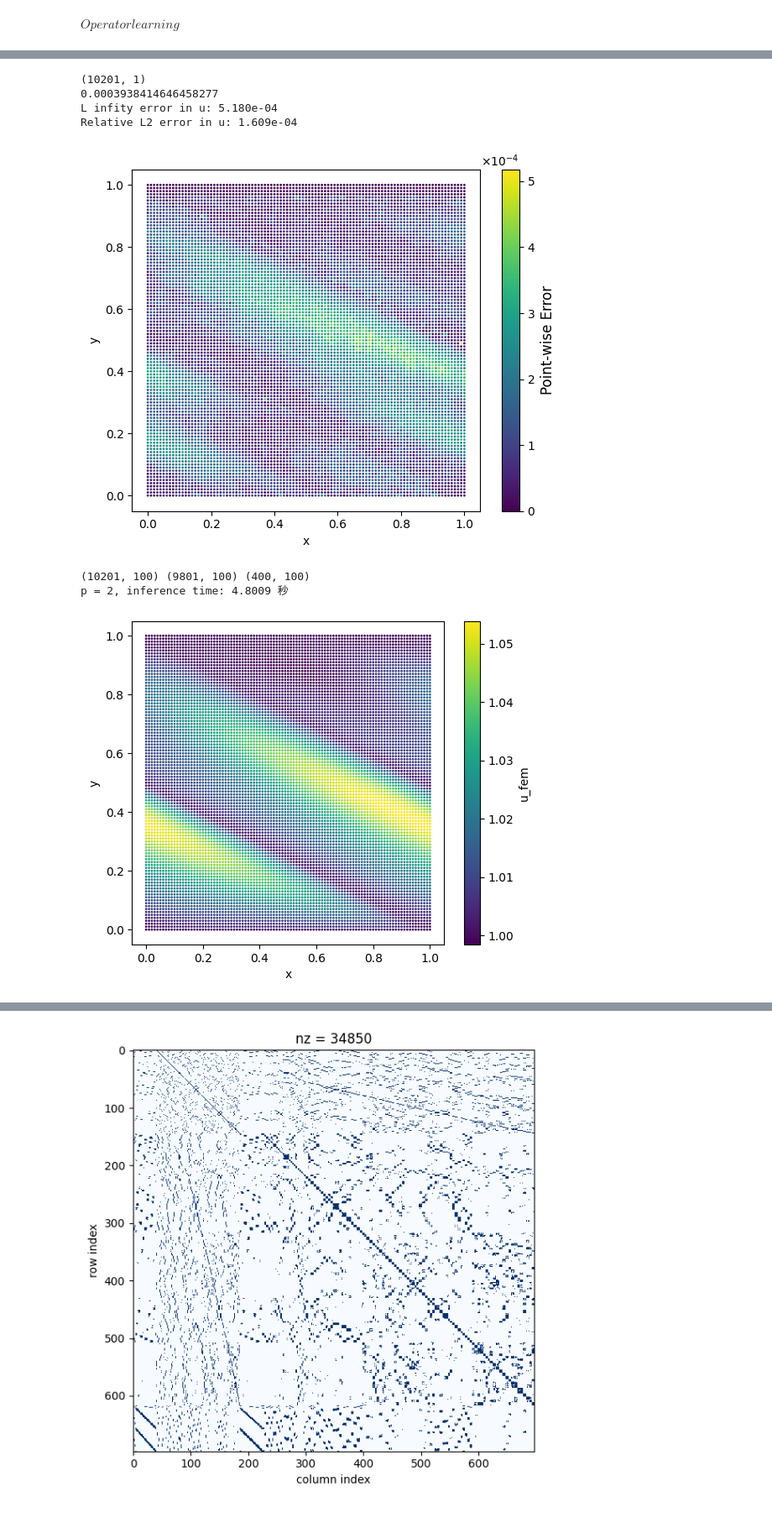
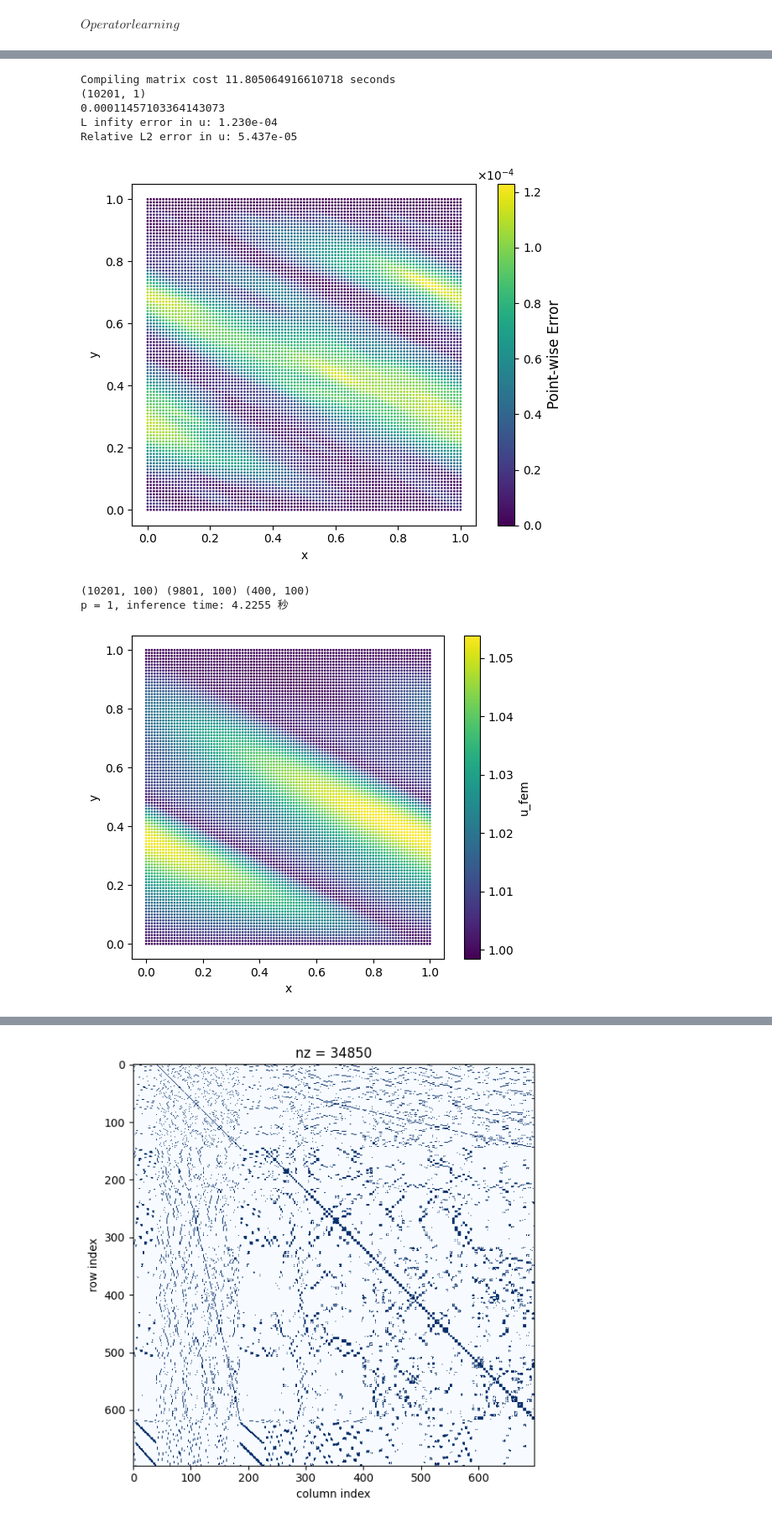
Before and after one commit to wooodswu/one_shot_by_RFM, a Jupyter notebook: mycode/rbf_poisson/RFM_FD_poisson_xcos_square.ipynb, the cells around one changed output, grey strips where cells are left out. Shown at 84% size. Cells and saved outputs as stored; diff of their text form; code cells hidden in the pictures.

```diff
--- a/mycode/rbf_poisson/RFM_FD_poisson_xcos_square.ipynb
+++ b/mycode/rbf_poisson/RFM_FD_poisson_xcos_square.ipynb
@@ -1356,25 +1136,9 @@ Phi.initi()
 Phi = Phi.double()
 
 # #===========================================================
-# u_func = lambda x, y: np.sin(x) * np.cos(y)
-# f_func = lambda x, y: 2.0 * np.sin(x) * np.cos(y)
-# g_func = lambda x, y: np.sin(x) * np.cos(y)
-
-# u_func = lambda x, y: np.sin(x) * np.sin(y)
-# f_func = lambda x, y: 2.0 * np.sin(x) * np.sin(y)
-# g_func = lambda x, y: np.sin(x) * np.sin(y)
-
-# u_func = lambda x, y: x * np.sin(y)
-# f_func = lambda x, y: 0 * np.sin(y) + x * np.sin(y)
-# g_func = lambda x, y: x * np.sin(y)
-
-# u_func = lambda x, y: x * np.cos(y)
-# f_func = lambda x, y: 0 * np.cos(y) + x * np.cos(y)
-# g_func = lambda x, y: x * np.cos(y)
-# #===========================================================
 # #==================== Evaluate points Y ====================
 # #===========================================================
-data = loadmat('./data_poisson/mydata_100_pdetool_square_697.mat') # sigma = 1, l = 0.25
+data = loadmat('./data/mydata_100_pdetool_square_697.mat') # sigma = 1, l = 0.25
 # data = loadmat('./data_poisson/mydata_100_pdetool_square_10201.mat') # sigma = 1, l = 0.25
 p,f_0,u_0,f_new,u_new, index_in,index_bc = data['p'],data['f_0'],data['u_0'],data['F'],data['U'],data['in'],data['bc']  # sigma = 1, l = 0.25
 index_in, index_bc = (index_in - 1).reshape(-1),(index_bc - 1).reshape(-1) # matlab to python index
@@ -1533,27 +1297,11 @@ Phi = PhiNet(input_size=1, hidden_size=hidden_size, output_size=1).to(device) #
 Phi.initi()
 Phi = Phi.double()
 
-# #===========================================================
-# u_func = lambda x, y: np.sin(x) * np.cos(y)
-# f_func = lambda x, y: 2.0 * np.sin(x) * np.cos(y)
-# g_func = lambda x, y: np.sin(x) * np.cos(y)
 
-# u_func = lambda x, y: np.sin(x) * np.sin(y)
-# f_func = lambda x, y: 2.0 * np.sin(x) * np.sin(y)
-# g_func = lambda x, y: np.sin(x) * np.sin(y)
-
-# u_func = lambda x, y: x * np.sin(y)
-# f_func = lambda x, y: 0 * np.sin(y) + x * np.sin(y)
-# g_func = lambda x, y: x * np.sin(y)
-
-# u_func = lambda x, y: x * np.cos(y)
-# f_func = lambda x, y: 0 * np.cos(y) + x * np.cos(y)
-# g_func = lambda x, y: x * np.cos(y)
-# #===========================================================
 # #==================== Evaluate points Y ====================
 # #===========================================================
 # data = loadmat('./data_poisson/mydata_100_pdetool_square_697.mat')
-data = loadmat('./data_poisson/mydata_100_pdetool_square_10201.mat') # sigma = 1, l = 0.25
+data = loadmat('./data/mydata_100_pdetool_square_10201.mat') # sigma = 1, l = 0.25
 p,f_0,u_0,f_new,u_new, index_in,index_bc = data['p'],data['f_0'],data['u_0'],data['F'],data['U'],data['in'],data['bc']  # sigma = 1, l = 0.25
 index_in, index_bc = (index_in - 1).reshape(-1),(index_bc - 1).reshape(-1) # matlab to python index
 # print(u_0.shape, f_0.shape, p.shape,f_new.shape) # (914, 1) (914, 1)
@@ -1567,7 +1315,7 @@ testnum = 0
 Yin,Yb = Y[index_in,:],Y[index_bc,:] # interior and boundary points
 f_func = f_new[index_in,testnum]
 g_func = u_new[index_bc,testnum]
-order = 2
+order = 1
 K = 100
 reg = 1e-13
 u_true = u_new[:,testnum]
@@ -1652,37 +1400,38 @@ plt.figure(figsize=(6,5))
 plt.scatter(Y[:,0], Y[:,1], c = u_true[:,q], cmap='viridis', s=1)
 plt.colorbar(label='u_fem')
 # plt.title(f'u_fem')
 plt.xlabel('x')
 plt.ylabel('y')
 # plt.savefig(f'./result/p={order}_u_fem_size{M}.eps', bbox_inches='tight')
 plt.show()
 
 plt.figure(figsize=(6,5))
 plt.scatter(Y[:,0], Y[:,1], c = UY[:,q] , cmap='viridis', s=1)
 plt.colorbar(label='u_rfmfd')
 # plt.title(f'u_pred')
 plt.xlabel('x')
 plt.ylabel('y')
 # plt.savefig(f'./result/p={order}_u_frmfd_size{M}.eps', bbox_inches='tight')
 plt.show()
 
 plt.figure(figsize=(6,5))
 plt.scatter(Y[:,0], Y[:,1], c = error_inf[:,q], cmap='viridis', s=1)
 plt.colorbar(label='absolute error')
 # plt.title(f'Argumented RFM-FD\' point wise error with {order} order polynomial')
 plt.xlabel('x')
 plt.ylabel('y')
 # plt.savefig(f'./result/p={order}_error_size{M}.eps', bbox_inches='tight')
 plt.show()
 
 print(f"p = {order}, test on 100 samples. The mean of max error: {avg_inf:3e}, and mean of relative L2 error: {avg_L2:3e}")
 print(f"p = {order}, test on 100 samples. The variance of max error: {var_inf:3e}, and variance of relative L2 error: {var_L2:3e}")
 # %% [output]
+Compiling matrix cost 11.805064916610718 seconds
 (10201, 1)
-0.0003938414646458277
-L infity error in u: 5.180e-04
-Relative L2 error in u: 1.609e-04
+0.00011457103364143073
+L infity error in u: 1.230e-04
+Relative L2 error in u: 5.437e-05
-[figure, old version]
+[figure, new version]
 (10201, 100) (9801, 100) (400, 100)
-p = 2, inference time: 4.8009 秒
+p = 1, inference time: 4.2255 秒
 [figure]
```
Also changed, not shown: parts of 7 cells of this notebook.
